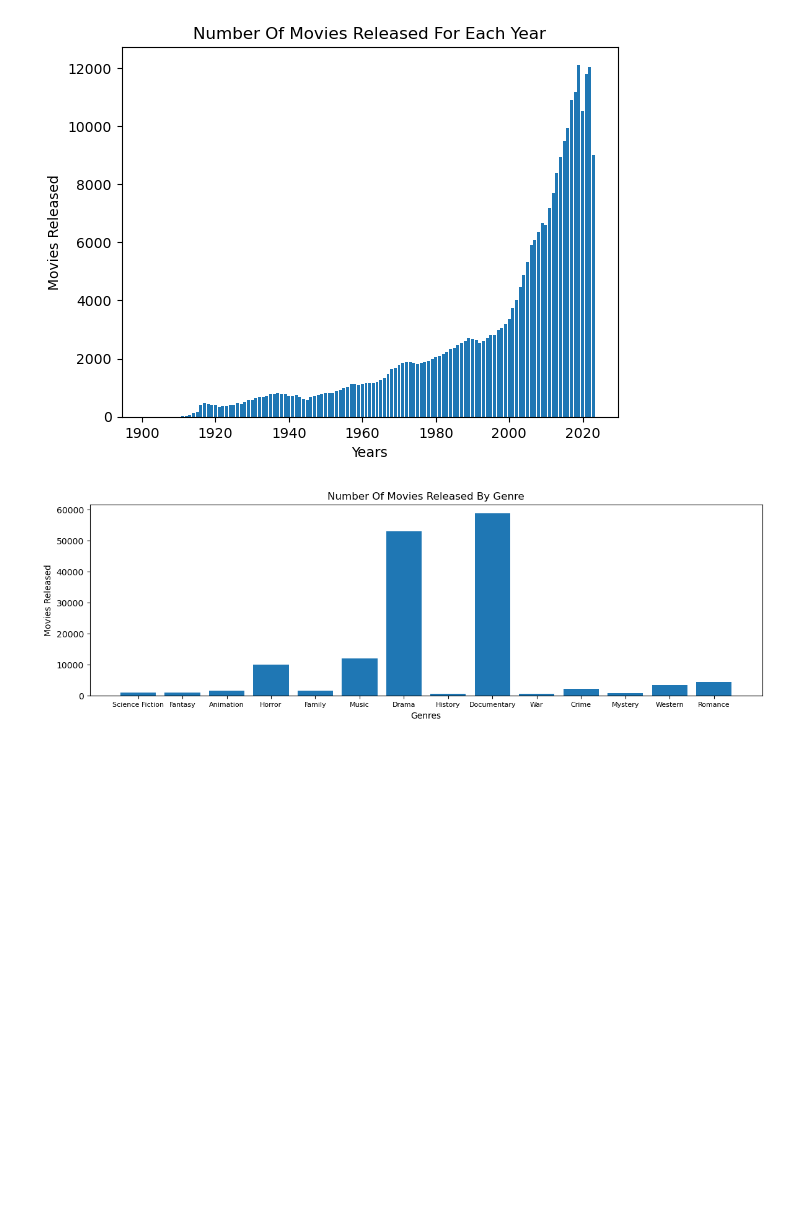
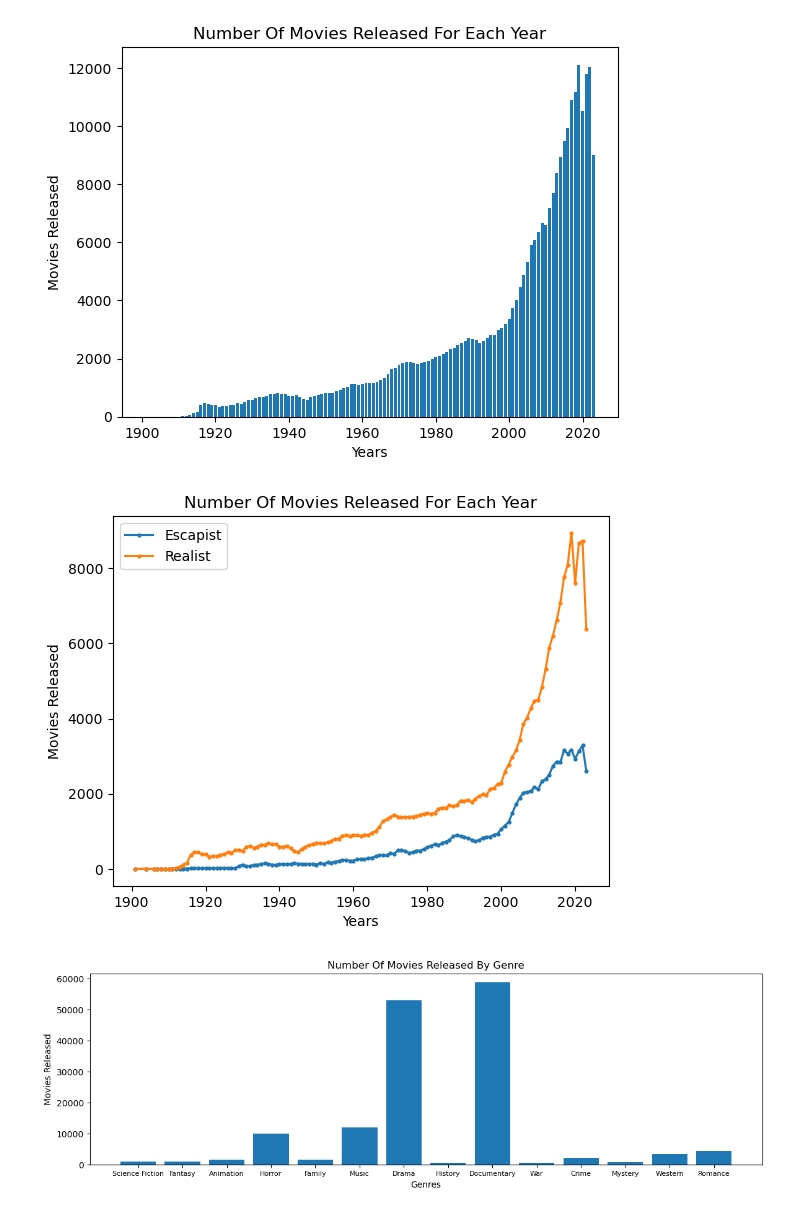
Before and after one commit to alakhan4/Realist-vs-Escapist-TMDB, a Jupyter notebook: CS685_Project.ipynb, the cells around one changed output. Drawn from its saved outputs; the diff is of its cells as text; code cells hidden in the pictures; blank space fills up the shorter version.

Commit message:
New charts

```diff
--- a/CS685_Project.ipynb
+++ b/CS685_Project.ipynb
@@ -123,6 +123,24 @@ plt.title('Number Of Movies Released For Each Year')
 plt.show()
 # %% [output]
 [figure]
+# %%
+escapist_per_year = []
+realist_per_year = []
+
+for year in years:
+    escapist_per_year += [data[(data['year']==year)&(data['is_escapist'])]['year'].count()]
+    realist_per_year += [data[(data['year']==year)&(data['is_realist'])]['year'].count()]
+#print(movies_per_year)
+
+plt.plot(years, escapist_per_year, label='Escapist', marker='o', ms=2)
+plt.plot(years, realist_per_year, label='Realist', marker='o', ms=2)
+plt.xlabel('Years')
+plt.ylabel('Movies Released')
+plt.title('Number Of Movies Released For Each Year')
+plt.legend()
+plt.show()
+# %% [output]
+[figure, added]
 # %%
 genres = escapist + realist
 genre_counts = []
```
Also changed, not shown: parts of 2 cells of this notebook.
